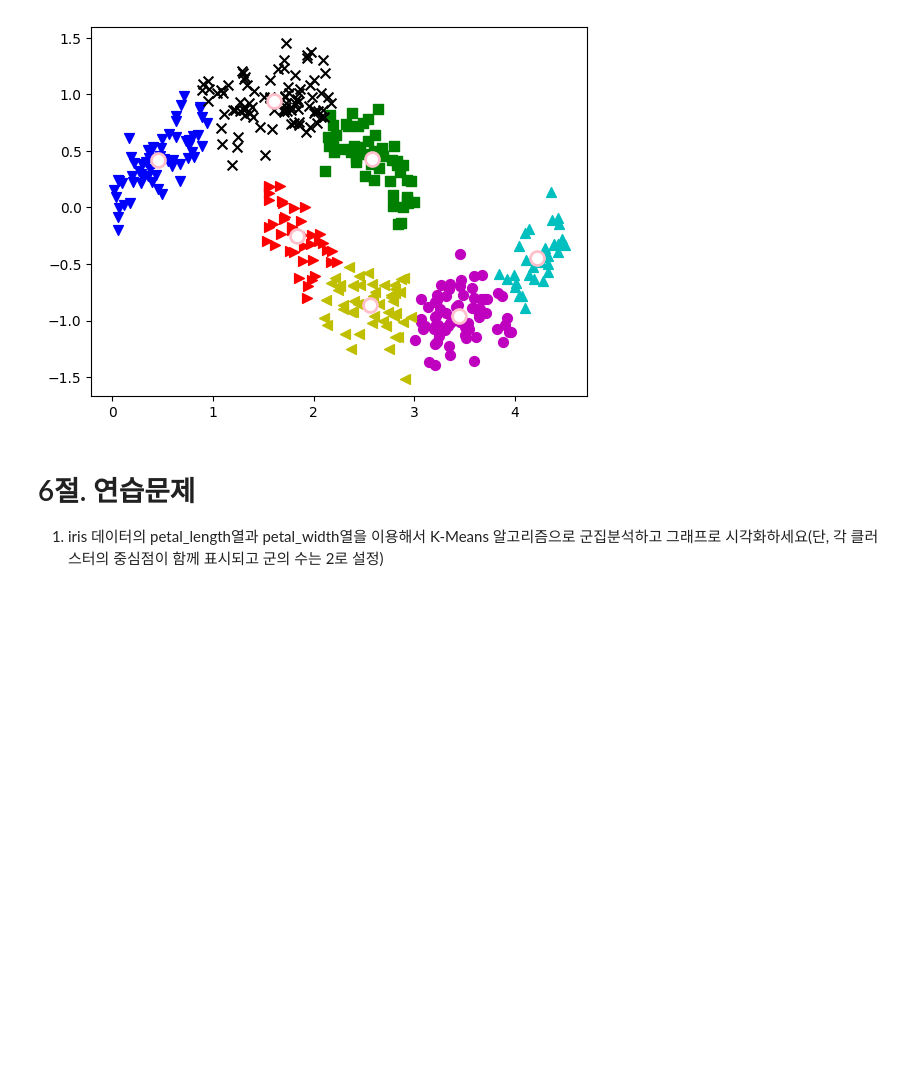
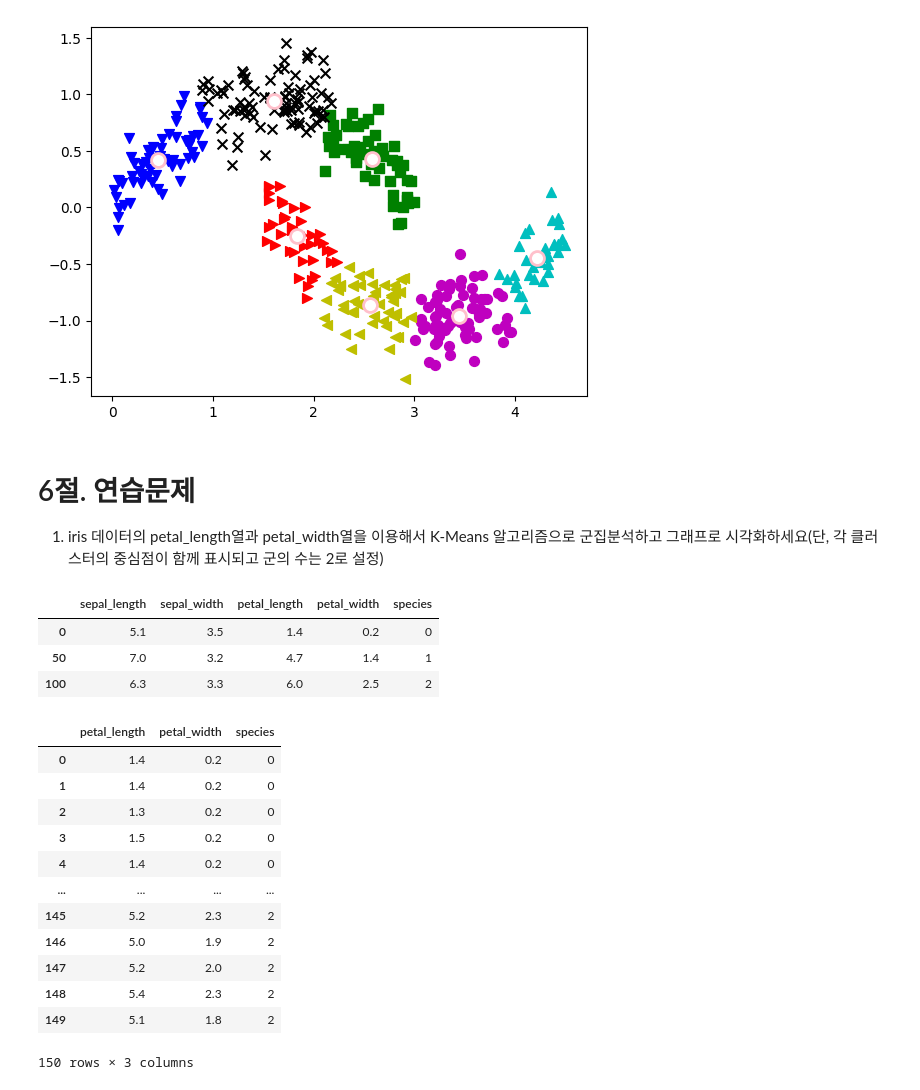
Before and after one commit to hjinyoo/ai, a Jupyter notebook: source/09_MachineLearning/2장_군집분석.ipynb, the cells around one changed output. Saved outputs shown, nothing was run; the diff lists cells and outputs as text; code cells hidden in the pictures; blank space fills up the shorter version.

```diff
--- a/source/09_MachineLearning/2장_군집분석.ipynb
+++ b/source/09_MachineLearning/2장_군집분석.ipynb
@@ -669,3 +669,34 @@ petal_width열을 이용해서 K-Means
 알고리즘으로 군집분석하고 그래프로
 시각화하세요(단, 각 클러스터의 중심점이 함께
 표시되고 군의 수는 2로 설정)
+# %%
+from seaborn import load_dataset
+iris = load_dataset('iris')
+from sklearn.preprocessing import LabelEncoder
+le = LabelEncoder()
+iris['species'] = le.fit_transform(iris.species)
+iris.loc[::50]
+# %% [output]
+|  | sepal_length | sepal_width | petal_length | petal_width | species |
+| 0 | 5.1 | 3.5 | 1.4 | 0.2 | 0 |
+| 50 | 7.0 | 3.2 | 4.7 | 1.4 | 1 |
+| 100 | 6.3 | 3.3 | 6.0 | 2.5 | 2 |
+# %%
+import pandas as pd
+df = pd.DataFrame(iris)
+X = df[['petal_length', 'petal_width', 'species']]
+X
+# %% [output]
+|  | petal_length | petal_width | species |
+| 0 | 1.4 | 0.2 | 0 |
+| 1 | 1.4 | 0.2 | 0 |
+| 2 | 1.3 | 0.2 | 0 |
+| 3 | 1.5 | 0.2 | 0 |
+| 4 | 1.4 | 0.2 | 0 |
+| ... | ... | ... | ... |
+| 145 | 5.2 | 2.3 | 2 |
+| 146 | 5.0 | 1.9 | 2 |
+| 147 | 5.2 | 2.0 | 2 |
+| 148 | 5.4 | 2.3 | 2 |
+| 149 | 5.1 | 1.8 | 2 |
+150 rows × 3 columns
```
Also changed, not shown: parts of 4 cells of this notebook, 1 other file.
